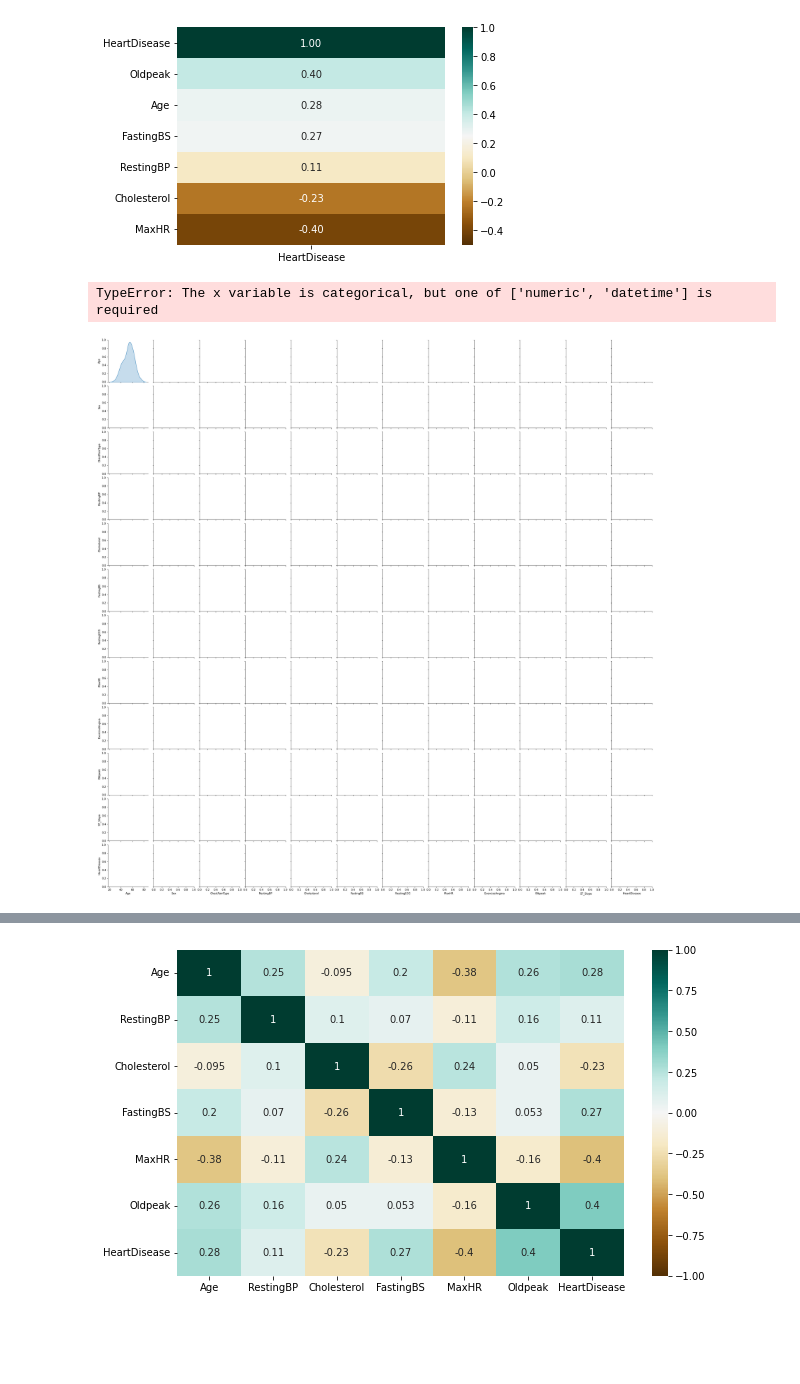
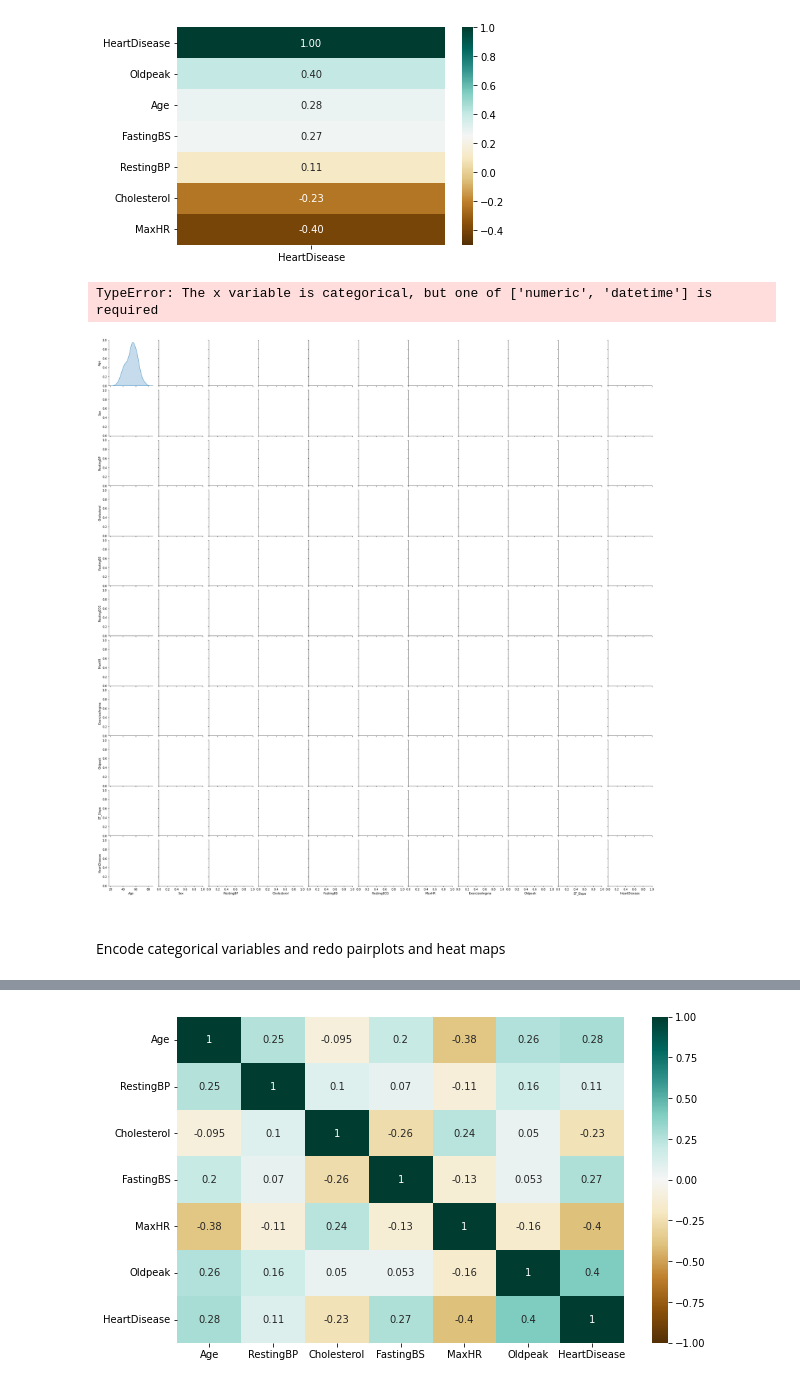
Before and after one commit to TrentBrunson/MS_Analytics_Project2, a Jupyter notebook: eda.ipynb, the cells around one changed output, grey strips where cells are left out. Cells and saved outputs as stored; diff of their text form; code cells hidden in the pictures; blank space fills up the shorter version.

```diff
--- a/eda.ipynb
+++ b/eda.ipynb
@@ -26,7 +26,7 @@ import numpy as np
 ## Load Data
 # %%
 file = 'data\heart.csv'
-df = pd.read_csv(filePath)
+df = pd.read_csv(file)
 df
 # %% [output]
 |  | Age | Sex | ChestPainType | RestingBP | Cholesterol | FastingBS | RestingECG | MaxHR | ... |
@@ -208,13 +210,16 @@ fig
 [figure]
 # %%
 # Feature Pair Plots
-featuresList = ['Age','Sex','ChestPainType','RestingBP','Cholesterol','FastingBS','RestingECG',
+featuresList = ['Age','Sex','RestingBP','Cholesterol','FastingBS','RestingECG',
     'MaxHR','ExerciseAngina','Oldpeak','ST_Slope','HeartDisease']
 sns.pairplot(data=df,
     x_vars=featuresList,
     y_vars=featuresList,
     diag_kind='kde'
 )
 # %% [output]
 TypeError: The x variable is categorical, but one of ['numeric', 'datetime'] is required
-[figure, old version]
+[figure, new version]
+# %% [markdown]
+####
+Encode categorical variables and redo pairplots and heat maps
```
Also changed, not shown: parts of 8 cells of this notebook, 1 other file.
